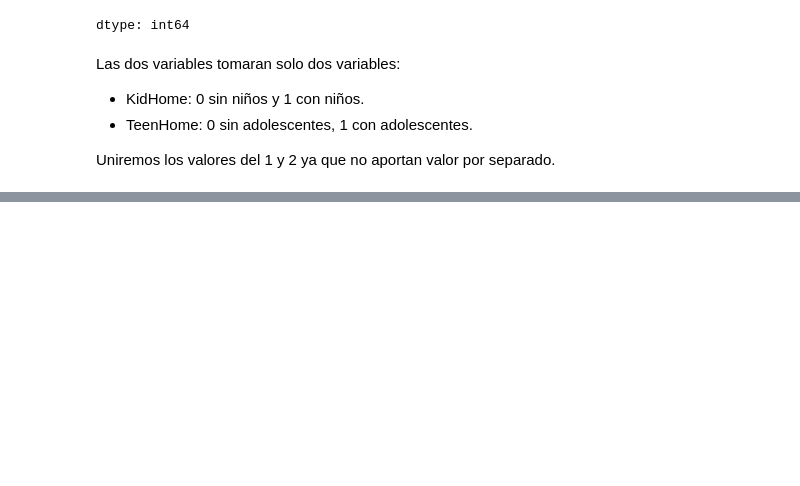
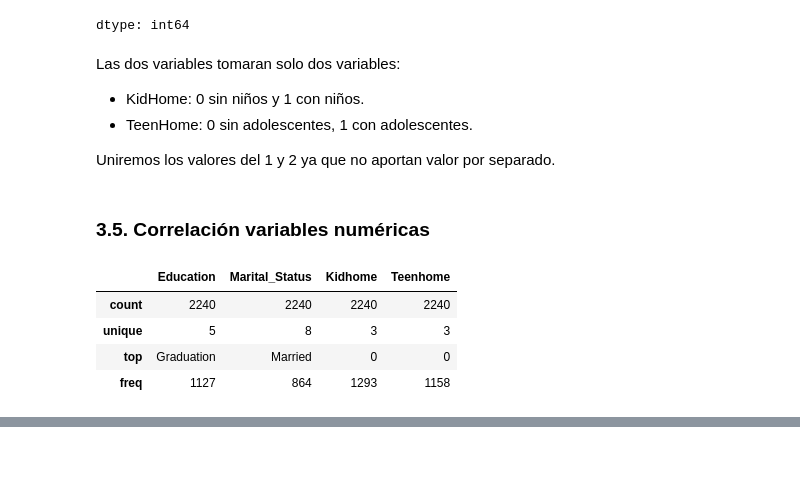
Before and after one commit to xbadiam/Marketing_Campaign, a Jupyter notebook: notebooks/MarketingCampaign_data_exploratory.ipynb, the cells around one changed output, grey strips where cells are left out. Cells and saved outputs as stored; diff of their text form; code cells hidden in the pictures; blank space fills up the shorter version.

```diff
--- a/notebooks/MarketingCampaign_data_exploratory.ipynb
+++ b/notebooks/MarketingCampaign_data_exploratory.ipynb
@@ -253,3 +264,13 @@ Las dos variables tomaran solo dos variables:
 * TeenHome: 0 sin adolescentes, 1 con adolescentes.
 
 Uniremos los valores del 1 y 2 ya que no aportan valor por separado.
+# %% [markdown]
+### 3.5. Correlación variables numéricas
+# %%
+data.select_dtypes(include=['object']).describe()
+# %% [output]
+|  | Education | Marital_Status | Kidhome | Teenhome |
+| count | 2240 | 2240 | 2240 | 2240 |
+| unique | 5 | 8 | 3 | 3 |
+| top | Graduation | Married | 0 | 0 |
+| freq | 1127 | 864 | 1293 | 1158 |
```
Also changed, not shown: parts of 17 cells of this notebook.
